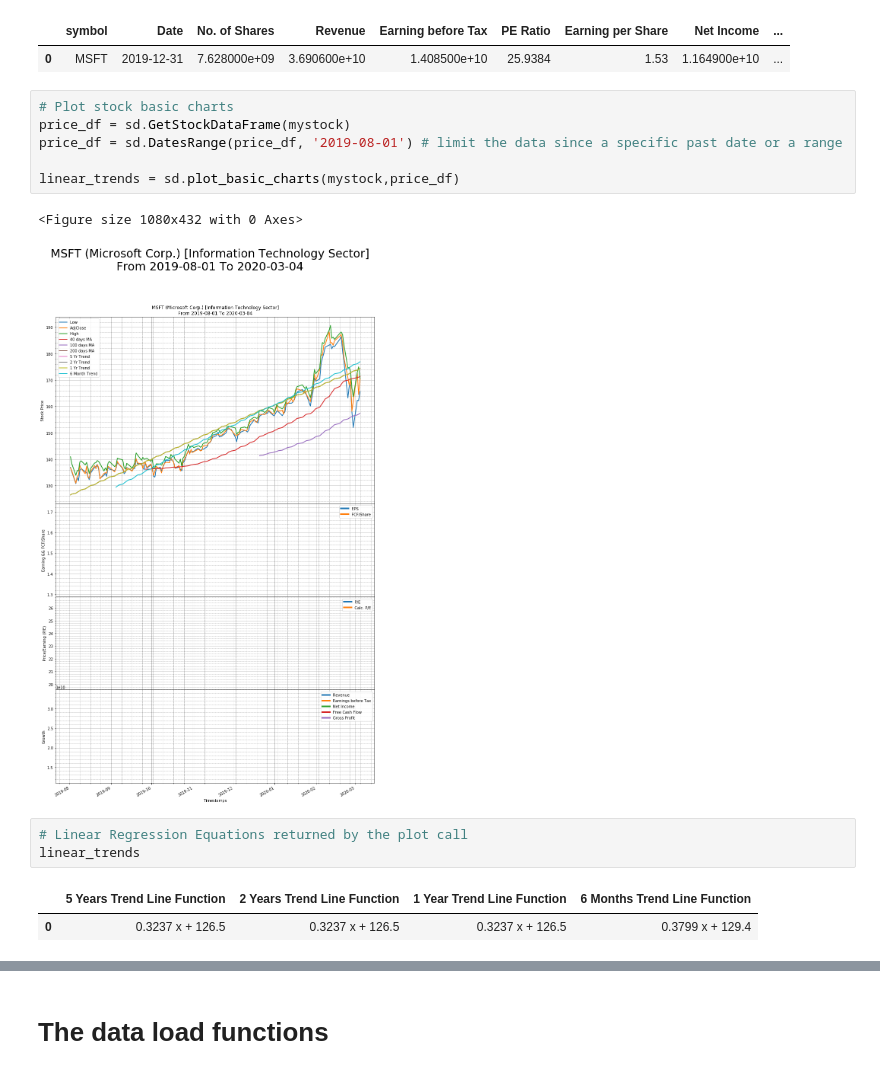
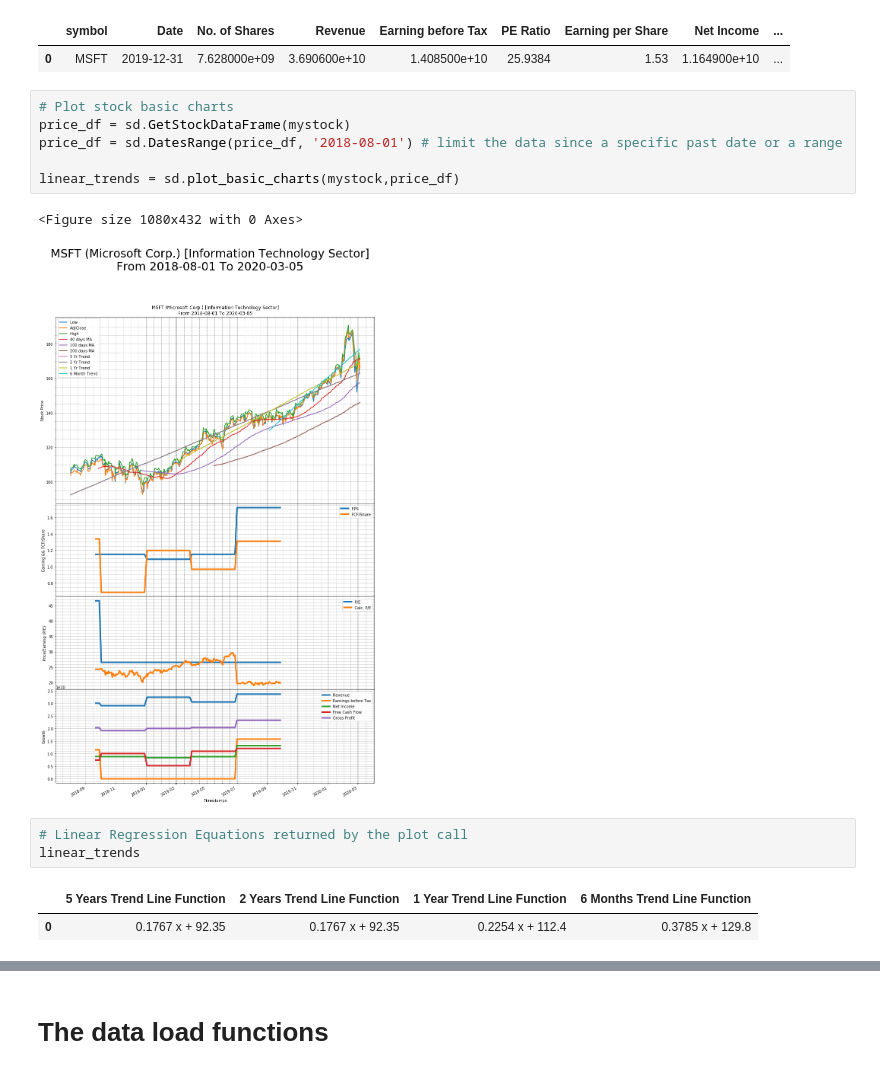
Before and after one commit to sabawi/getstockdata, a Jupyter notebook: test_data.ipynb, the cells around one changed output, grey strips where cells are left out. Cells and saved outputs as stored; diff of their text form.

```diff
--- a/test_data.ipynb
+++ b/test_data.ipynb
@@ -55,18 +55,18 @@ sd.key_stat(mystock)
 # %%
 # Plot stock basic charts
 price_df = sd.GetStockDataFrame(mystock)
-price_df = sd.DatesRange(price_df, '2019-08-01') # limit the data since a specific past date or a range
+price_df = sd.DatesRange(price_df, '2018-08-01') # limit the data since a specific past date or a range
 
 linear_trends = sd.plot_basic_charts(mystock,price_df)
 # %% [output]
 <Figure size 1080x432 with 0 Axes>
-[figure, old version]
+[figure, new version]
 # %%
 # Linear Regression Equations returned by the plot call
 linear_trends
 # %% [output]
 |  | 5 Years Trend Line Function | 2 Years Trend Line Function | 1 Year Trend Line Function | 6 Months Trend Line Function |
-| 0 | 0.3237 x + 126.5 | 0.3237 x + 126.5 | 0.3237 x + 126.5 | 0.3799 x + 129.4 |
+| 0 | 0.1767 x + 92.35 | 0.1767 x + 92.35 | 0.2254 x + 112.4 | 0.3785 x + 129.8 |
 # %%
 # Get last price quote
 sd.quote('csco')
```
Also changed, not shown: parts of 17 cells of this notebook, 1 other file.
